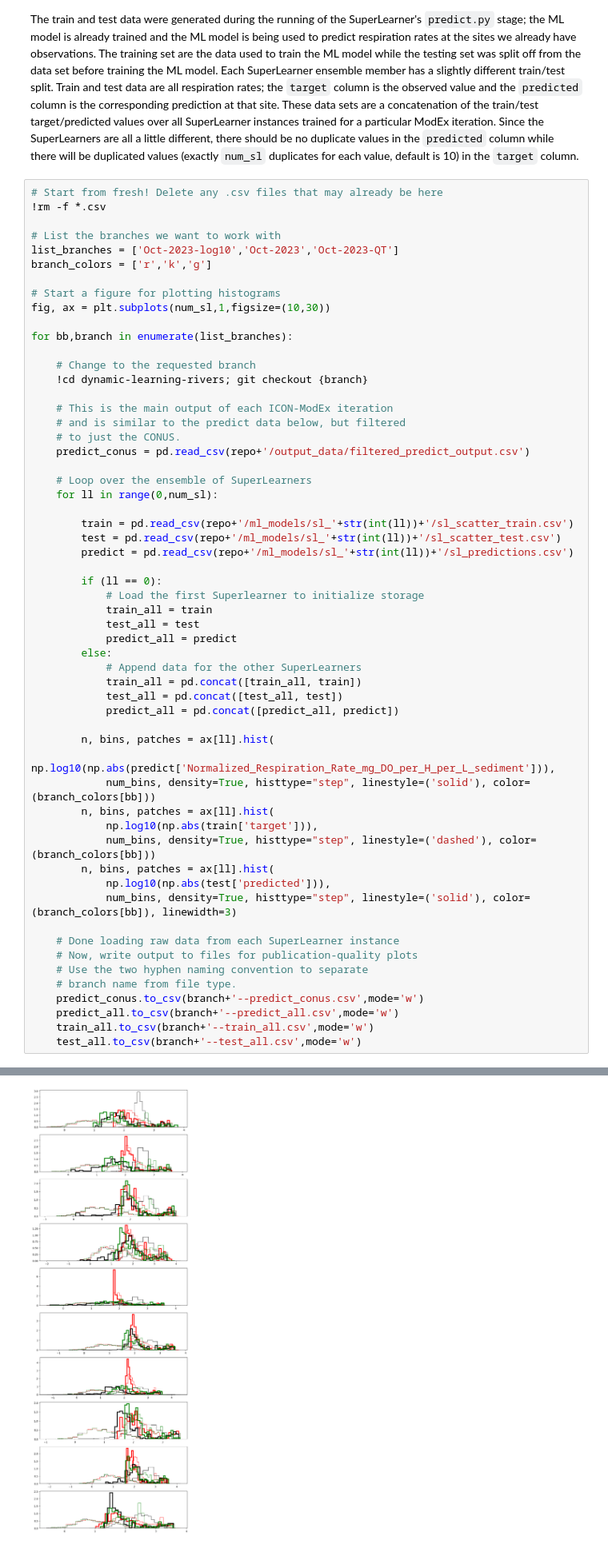
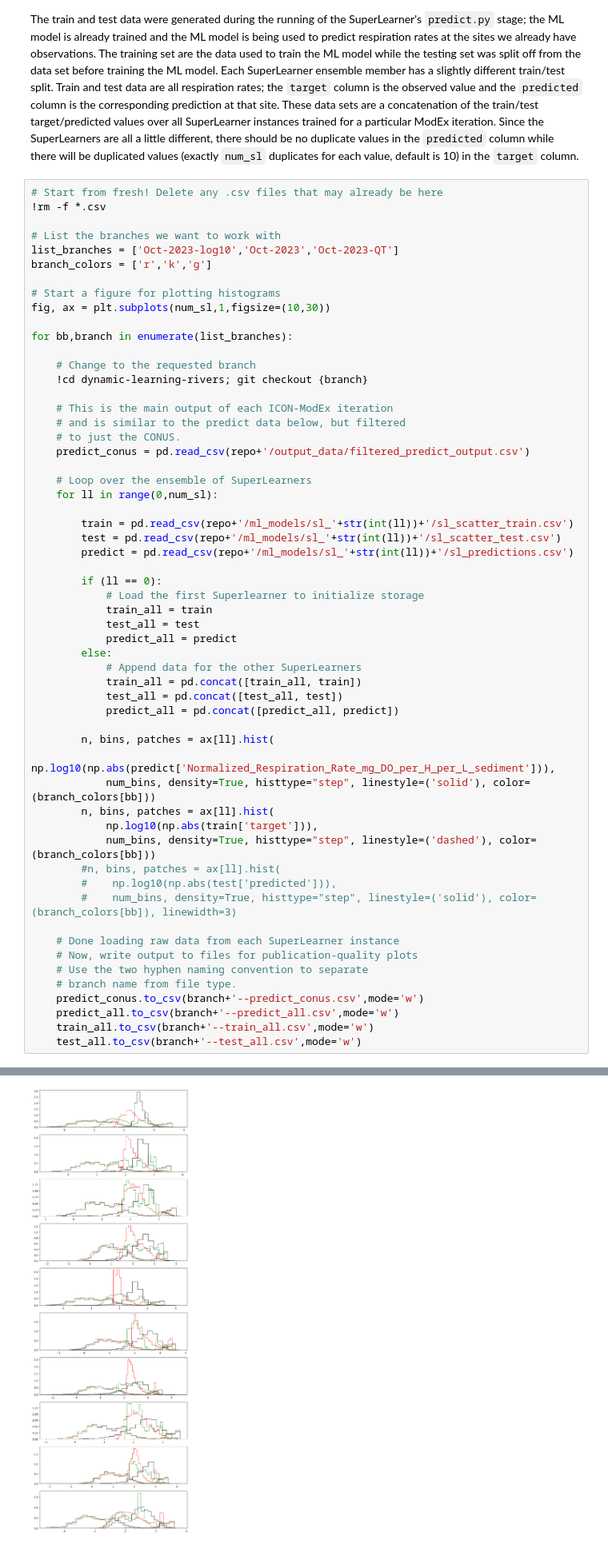
Before and after one commit to WHONDRS-Hub/ICON-ModEx_Open_Manuscript, a Jupyter notebook: fig02-resp-rate-hist/step_01_get_and_sketch_data.ipynb, the cells around one changed output, grey strips where cells are left out. Shown at 80% size. Drawn from its saved outputs; the diff is of its cells as text.

```diff
--- a/fig02-resp-rate-hist/step_01_get_and_sketch_data.ipynb
+++ b/fig02-resp-rate-hist/step_01_get_and_sketch_data.ipynb
@@ -98,37 +99,37 @@ for bb,branch in enumerate(list_branches):
         else:
             # Append data for the other SuperLearners
             train_all = pd.concat([train_all, train])
             test_all = pd.concat([test_all, test])
             predict_all = pd.concat([predict_all, predict])
 
         n, bins, patches = ax[ll].hist(
             np.log10(np.abs(predict['Normalized_Respiration_Rate_mg_DO_per_H_per_L_sediment'])),
             num_bins, density=True, histtype="step", linestyle=('solid'), color=(branch_colors[bb]))
         n, bins, patches = ax[ll].hist(
             np.log10(np.abs(train['target'])),
             num_bins, density=True, histtype="step", linestyle=('dashed'), color=(branch_colors[bb]))
-        n, bins, patches = ax[ll].hist(
-            np.log10(np.abs(test['predicted'])),
-            num_bins, density=True, histtype="step", linestyle=('solid'), color=(branch_colors[bb]), linewidth=3)
+        #n, bins, patches = ax[ll].hist(
+        #    np.log10(np.abs(test['predicted'])),
+        #    num_bins, density=True, histtype="step", linestyle=('solid'), color=(branch_colors[bb]), linewidth=3)
 
     # Done loading raw data from each SuperLearner instance
     # Now, write output to files for publication-quality plots
     # Use the two hyphen naming convention to separate
     # branch name from file type.
     predict_conus.to_csv(branch+'--predict_conus.csv',mode='w')
     predict_all.to_csv(branch+'--predict_all.csv',mode='w')
     train_all.to_csv(branch+'--train_all.csv',mode='w')
     test_all.to_csv(branch+'--test_all.csv',mode='w')
 # %% [output]
 Switched to branch 'Oct-2023-log10'
 Your branch is up to date with 'origin/Oct-2023-log10'.
 Updating files: 100% (241/241), done.
 Switched to branch 'Oct-2023'
 Your branch is up to date with 'origin/Oct-2023'.
 Updating files: 100% (251/251), done.
 Switched to branch 'Oct-2023-QT'
 Your branch is up to date with 'origin/Oct-2023-QT'.
-[figure, old version]
+[figure, new version]
 # %%
 # Above we plotted each SuperLearner iteration separately.
 # Now, plot the overall, merged distributions.
```
Also changed, not shown: parts of 6 cells of this notebook.
